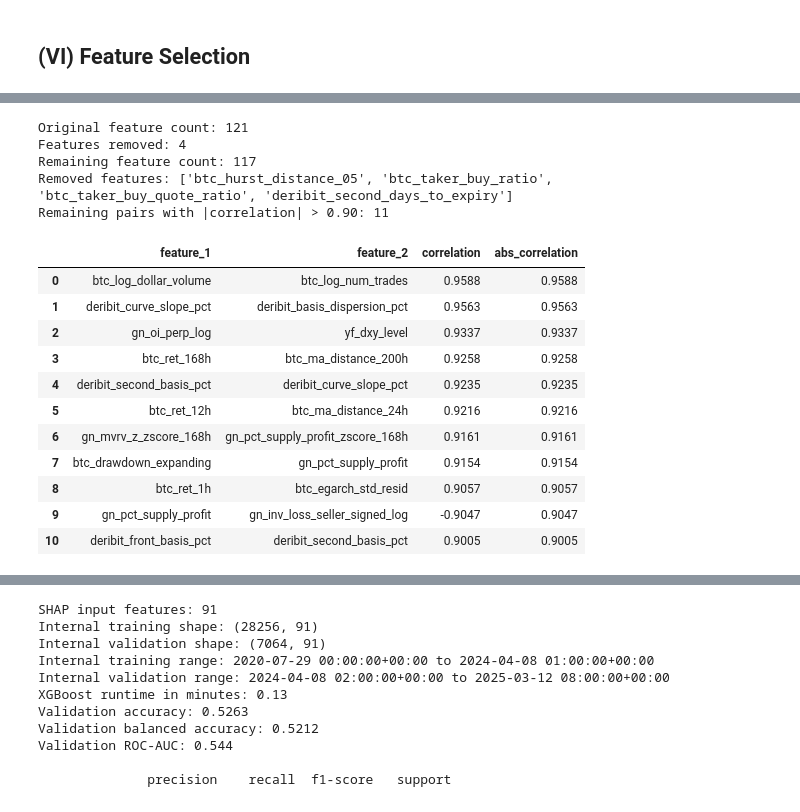
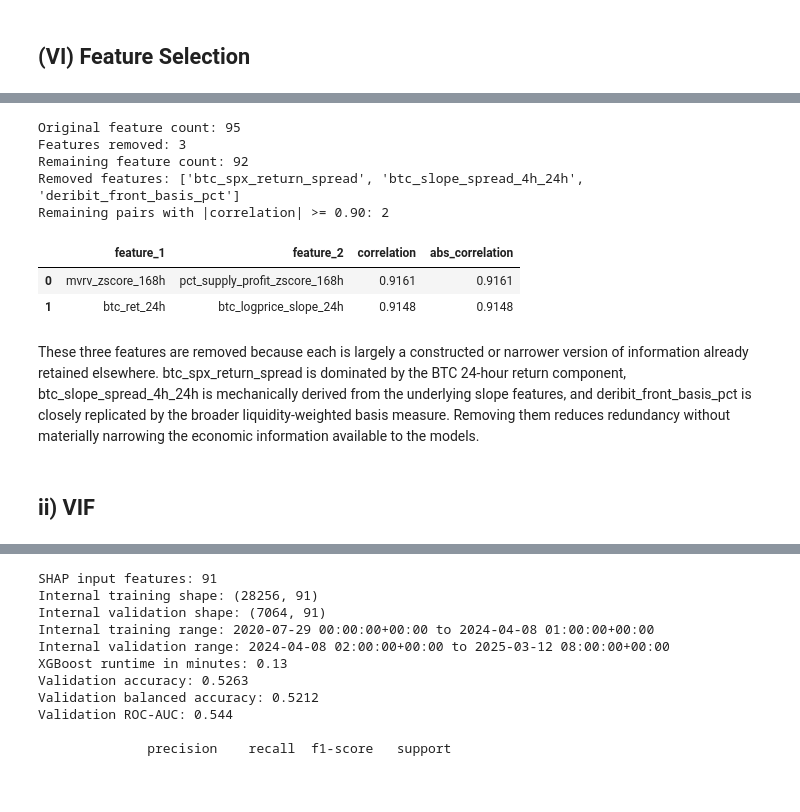
Before and after one commit to jade-lam/CQF, a Jupyter notebook: CQF_Final_Project.ipynb, the cells around one changed output, grey strips where cells are left out. Drawn from its saved outputs; the diff is of its cells as text; code cells hidden in the pictures.

```diff
--- a/CQF_Final_Project.ipynb
+++ b/CQF_Final_Project.ipynb
@@ -4015,47 +4007,39 @@ Total unique feature pairs: 7260
 # %%
-# Remove only structurally redundant engineered features
+# Remove structurally redundant engineered features
+correlation_drop_features = [
+    "btc_spx_return_spread",
+    "btc_slope_spread_4h_24h",
+    "deribit_front_basis_pct"]
 
-correlation_drop_features = [
-    "btc_hurst_distance_05",
-    "btc_taker_buy_ratio",
-    "btc_taker_buy_quote_ratio",
-    "deribit_second_days_to_expiry"
-]
-
-assert all(feature in X_train_engineered.columns for feature in correlation_drop_features), "One or more correlation-drop features are missing."
-
+assert set(correlation_drop_features).issubset(X_train_engineered.columns), "One or more selected features are missing."
 X_train_corr_trimmed = X_train_engineered.drop(columns=correlation_drop_features).copy()
 
 print("Original feature count:", X_train_engineered.shape[1])
 print("Features removed:", len(correlation_drop_features))
 print("Remaining feature count:", X_train_corr_trimmed.shape[1])
 print("Removed features:", correlation_drop_features)
 
 remaining_corr = X_train_corr_trimmed.corr(method="pearson")
-remaining_upper_mask = np.triu(np.ones(remaining_corr.shape, dtype=bool), k=1)
-remaining_corr_pairs = remaining_corr.where(remaining_upper_mask).stack().reset_index()
-remaining_corr_pairs.columns = ["feature_1", "feature_2", "correlation"]
-remaining_corr_pairs["abs_correlation"] = remaining_corr_pairs["correlation"].abs()
-remaining_corr_pairs = remaining_corr_pairs.sort_values("abs_correlation", ascending=False).reset_index(drop=True)
+upper_mask = np.triu(np.ones(remaining_corr.shape, dtype=bool), k=1)
+remaining_pairs = remaining_corr.where(upper_mask).stack().reset_index()
+remaining_pairs.columns = ["feature_1", "feature_2", "correlation"]
+remaining_pairs["abs_correlation"] = remaining_pairs["correlation"].abs()
+remaining_pairs = remaining_pairs.loc[remaining_pairs["abs_correlation"] >= 0.90]
+remaining_pairs = remaining_pairs.sort_values("abs_correlation", ascending=False).reset_index(drop=True)
 
-print("Remaining pairs with |correlation| > 0.90:", (remaining_corr_pairs["abs_correlation"] > 0.90).sum())
-display(remaining_corr_pairs.loc[remaining_corr_pairs["abs_correlation"] > 0.90].style.format({"correlation": "{:.4f}", "abs_correlation": "{:.4f}"}))
+print("Remaining pairs with |correlation| >= 0.90:", len(remaining_pairs))
+display(remaining_pairs.style.format({"correlation": "{:.4f}", "abs_correlation": "{:.4f}"}))
 # %% [output]
-Original feature count: 121
-Features removed: 4
-Remaining feature count: 117
-Removed features: ['btc_hurst_distance_05', 'btc_taker_buy_ratio', 'btc_taker_buy_quote_ratio', 'deribit_second_days_to_expiry']
-Remaining pairs with |correlation| > 0.90: 11
+Original feature count: 95
+Features removed: 3
+Remaining feature count: 92
+Removed features: ['btc_spx_return_spread', 'btc_slope_spread_4h_24h', 'deribit_front_basis_pct']
+Remaining pairs with |correlation| >= 0.90: 2
 |  | feature_1 | feature_2 | correlation | abs_correlation |
-| 0 | btc_log_dollar_volume | btc_log_num_trades | 0.9588 | 0.9588 |
-| 1 | deribit_curve_slope_pct | deribit_basis_dispersion_pct | 0.9563 | 0.9563 |
-| 2 | gn_oi_perp_log | yf_dxy_level | 0.9337 | 0.9337 |
-| 3 | btc_ret_168h | btc_ma_distance_200h | 0.9258 | 0.9258 |
-| 4 | deribit_second_basis_pct | deribit_curve_slope_pct | 0.9235 | 0.9235 |
-| 5 | btc_ret_12h | btc_ma_distance_24h | 0.9216 | 0.9216 |
-| 6 | gn_mvrv_z_zscore_168h | gn_pct_supply_profit_zscore_168h | 0.9161 | 0.9161 |
-| 7 | btc_drawdown_expanding | gn_pct_supply_profit | 0.9154 | 0.9154 |
-| 8 | btc_ret_1h | btc_egarch_std_resid | 0.9057 | 0.9057 |
-| 9 | gn_pct_supply_profit | gn_inv_loss_seller_signed_log | -0.9047 | 0.9047 |
-| 10 | deribit_front_basis_pct | deribit_second_basis_pct | 0.9005 | 0.9005 |
+| 0 | mvrv_zscore_168h | pct_supply_profit_zscore_168h | 0.9161 | 0.9161 |
+| 1 | btc_ret_24h | btc_logprice_slope_24h | 0.9148 | 0.9148 |
+# %% [markdown]
+These three features are removed because each is largely a constructed or narrower version of information already retained elsewhere. btc_spx_return_spread is dominated by the BTC 24-hour return component, btc_slope_spread_4h_24h is mechanically derived from the underlying slope features, and deribit_front_basis_pct is closely replicated by the broader liquidity-weighted basis measure. Removing them reduces redundancy without materially narrowing the economic information available to the models.
+# %% [markdown]
+## **ii) VIF**
 # %%
```
Also changed, not shown: parts of 12 cells of this notebook.
